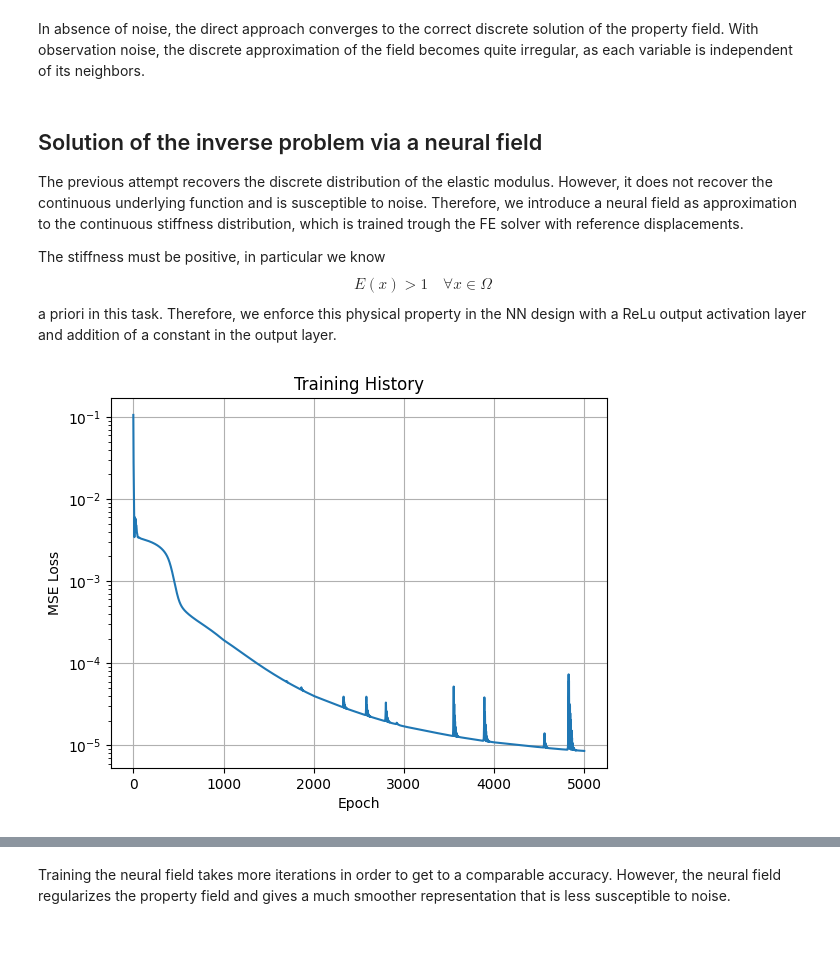
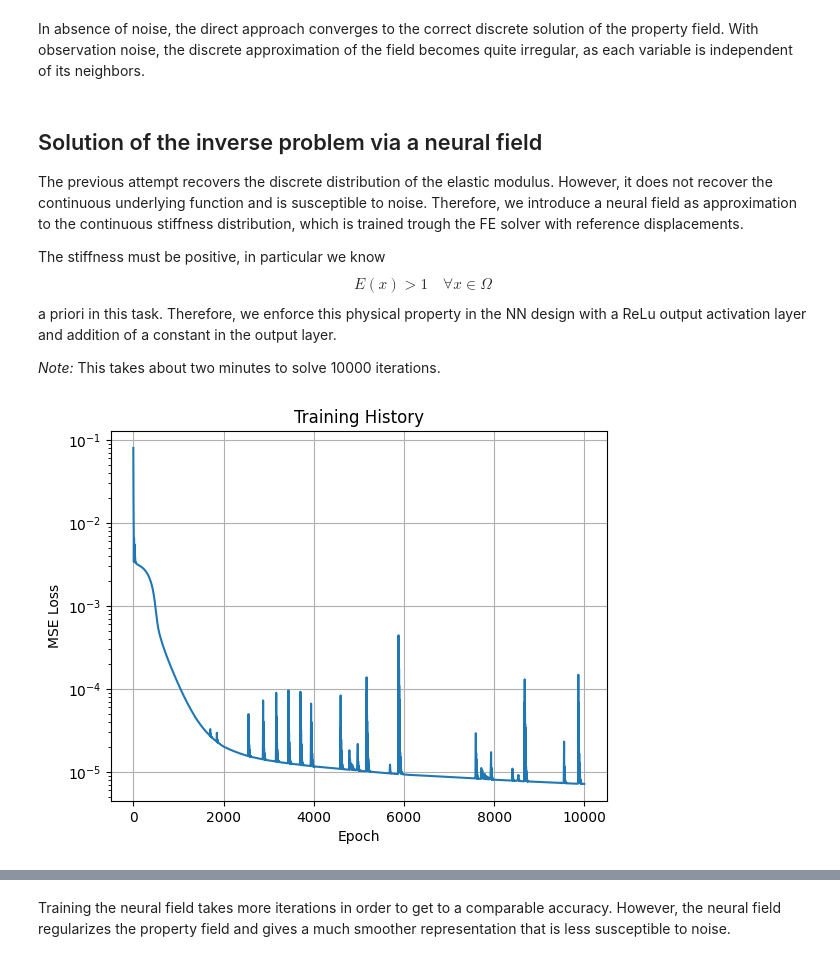
Before and after one commit to meyer-nils/torch-fem, a Jupyter notebook: examples/optimization/planar/property_fields.ipynb, the cells around one changed output, grey strips where cells are left out. Cells and saved outputs as stored; diff of their text form; code cells hidden in the pictures.

```diff
--- a/examples/optimization/planar/property_fields.ipynb
+++ b/examples/optimization/planar/property_fields.ipynb
@@ -93,7 +93,7 @@ E_direct = torch.ones(elements.shape[0], requires_grad=True)
 optimizer = torch.optim.Adam([E_direct], lr=0.1)
 history = []
 
-for epoch in tqdm(range(2000)):
+for epoch in tqdm(range(5000)):
     # Reset gradients
     optimizer.zero_grad()
 
@@ -182,6 +182,10 @@ $$
 E(x) > 1 \quad \forall x \in \Omega
 $$
 a priori in this task. Therefore, we enforce this physical property in the NN design with a ReLu output activation layer and addition of a constant in the output layer.
+
+
+
+*Note:* This takes about two minutes to solve 10000 iterations.
 # %%
 class Net(torch.nn.Module):
     def __init__(self):
@@ -201,38 +205,38 @@ neural_field = Net()
 # %%
 # Set up optimization
 optimizer = torch.optim.Adam(neural_field.parameters(), lr=0.001)
-scheduler = StepLR(optimizer, step_size=1000, gamma=0.8)
+scheduler = StepLR(optimizer, step_size=2000, gamma=0.8)
 history = []
 
-for epoch in tqdm(range(5000)):
+for epoch in tqdm(range(10000)):
     # Reset gradients
     optimizer.zero_grad()
 
     # Update material field
     E_centers = neural_field(ecenters)
     sample.material = IsotropicElasticityPlaneStress(E=E_centers, nu=nu_centers)
 
     # Compute MSE loss between predicted and reference displacements
     u, _, _, _, _ = sample.solve()
     loss = torch.mean((u - u_ref) ** 2)
 
     # Make optimizer step
     loss.backward()
     optimizer.step()
     scheduler.step()
 
     # Append training loss
     with torch.autograd.no_grad():
         history.append(float(loss.data))
 
 plt.semilogy(history)
 plt.xlabel("Epoch")
 plt.ylabel("MSE Loss")
 plt.title("Training History")
 plt.grid()
 plt.show()
 # %% [output]
-[figure, old version]
+[figure, new version]
 # %%
 # Create grid for evaluation
 x = torch.linspace(0, 2.0, 50)
```
Also changed, not shown: parts of 6 cells of this notebook.
